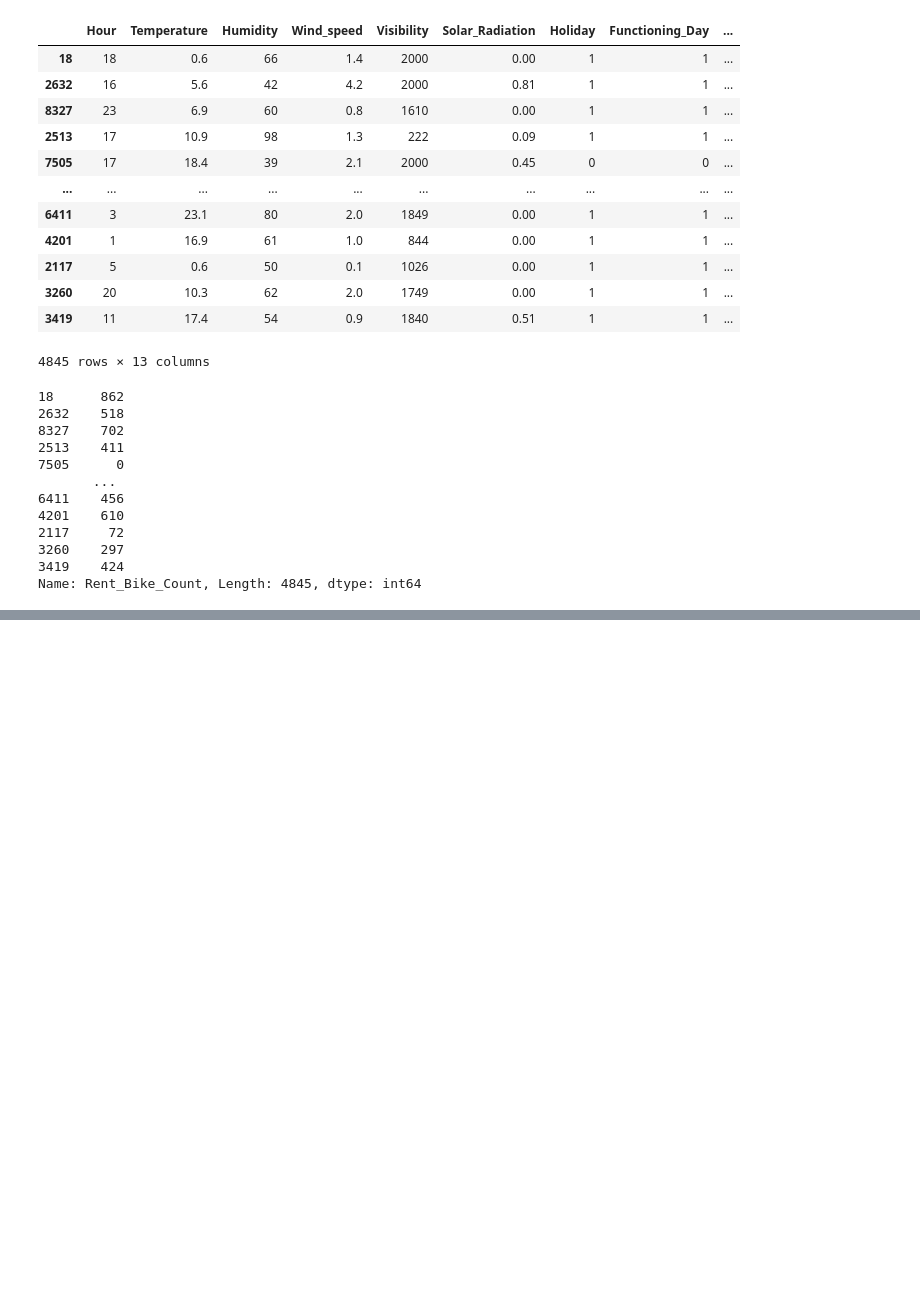
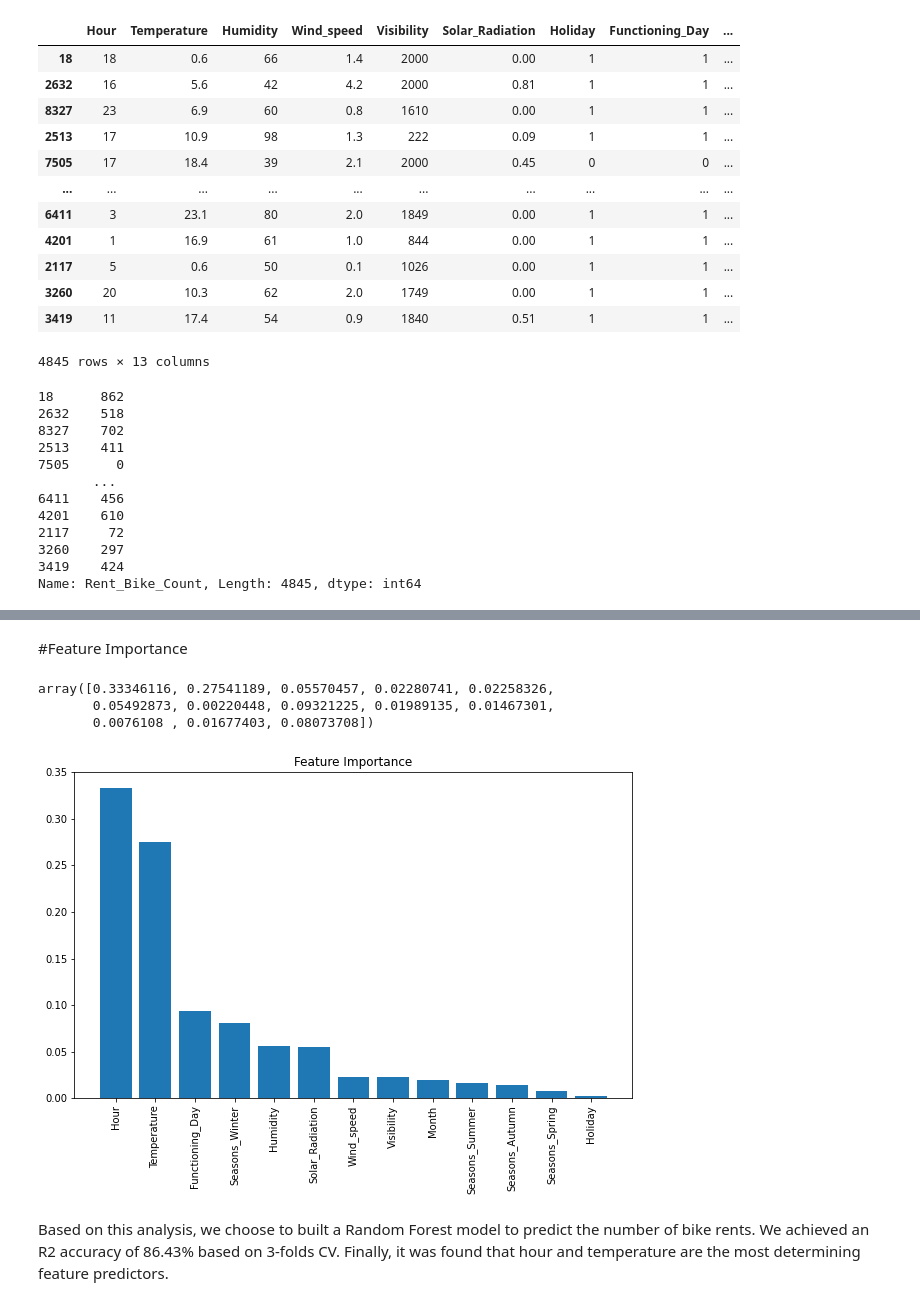
Before and after one commit to sapanapawar/Bike-Sharing-Demand-Prediction, a Jupyter notebook: Bike_Sharing_Demand_Prediction_Sapana_Pawar.ipynb, the cells around one changed output, grey strips where cells are left out. Saved outputs shown, nothing was run; the diff lists cells and outputs as text; code cells hidden in the pictures; blank space fills up the shorter version.

```diff
--- a/Bike_Sharing_Demand_Prediction_Sapana_Pawar.ipynb
+++ b/Bike_Sharing_Demand_Prediction_Sapana_Pawar.ipynb
@@ -790,0 +1176,3 @@ Name: Rent_Bike_Count, Length: 4845, dtype: int64
+# %%
+best_random = rf_random.best_estimator_
+best_random.fit(X_train, y_train)
@@ -790,0 +1199,18 @@ Name: Rent_Bike_Count, Length: 4845, dtype: int64
+# %%
+#Create the parameter grid based on the results of random search
+param_grid = { 'bootstrap': [True,False],
+              'max_depth': [30, 50, 120],
+              'max_features': [2, 3, 5],
+              'min_samples_leaf': [3, 4, 5],
+              'min_samples_split': [8, 10, 12],
+              'n_estimators': [50,100] }
+
+#Create a based model
+rf = RandomForestRegressor()
+
+#Instantiate the grid search model
+grid_search = GridSearchCV(estimator = rf, param_grid = param_grid, scoring='r2', cv = 3, n_jobs = -1, verbose = 2)
+# %%
+#Fit the grid search to the data
+grid_search.fit(X_train, y_train)
+grid_search.best_params_
@@ -790,0 +1225,3 @@ Name: Rent_Bike_Count, Length: 4845, dtype: int64
+# %%
+best_grid = grid_search.best_estimator_
+best_grid.fit(X_train, y_train)
@@ -790,0 +1256,31 @@ Name: Rent_Bike_Count, Length: 4845, dtype: int64
+# %% [markdown]
+#Feature Importance
+# %%
+best_grid.feature_importances_
+# %% [output]
+array([0.33346116, 0.27541189, 0.05570457, 0.02280741, 0.02258326,
+       0.05492873, 0.00220448, 0.09321225, 0.01989135, 0.01467301,
+       0.0076108 , 0.01677403, 0.08073708])
+# %%
+#Plotting a graph showing feature importance
+importances = best_grid.feature_importances_
+indices = np.argsort(importances)[::-1]
+names = [X_train.columns[i] for i in indices]
+# Create plot
+plt.figure(figsize=(10,6))
+
+# Create lot title
+plt.title("Feature Importance")
+
+# Add bars
+plt.bar(range(X_train.shape[1]), importances[indices])
+
+# Add feature names as x-axis labels
+plt.xticks(range(X_train.shape[1]), names, rotation=90)
+
+# Show plot
+plt.show()
+# %% [output]
+[figure, added]
+# %% [markdown]
+Based on this analysis, we choose to built a Random Forest model to predict the number of bike rents. We achieved an R2 accuracy of 86.43% based on 3-folds CV. Finally, it was found that hour and temperature are the most determining feature predictors.
```
Also changed, not shown: parts of 71 cells of this notebook.
